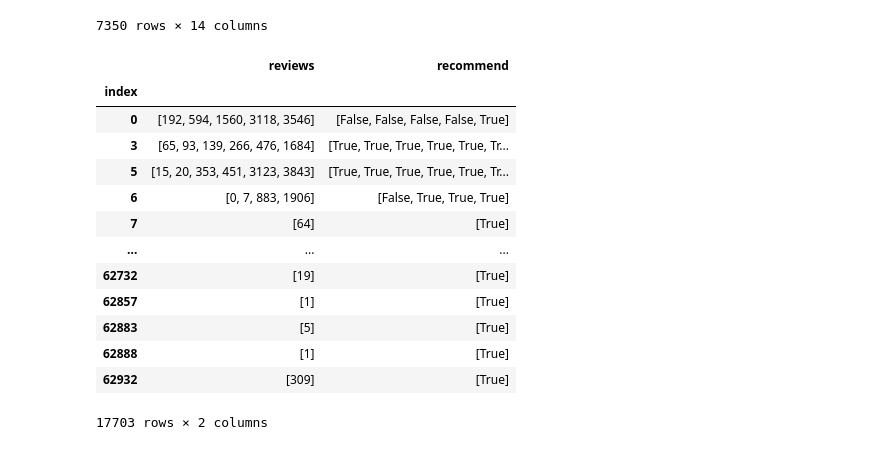
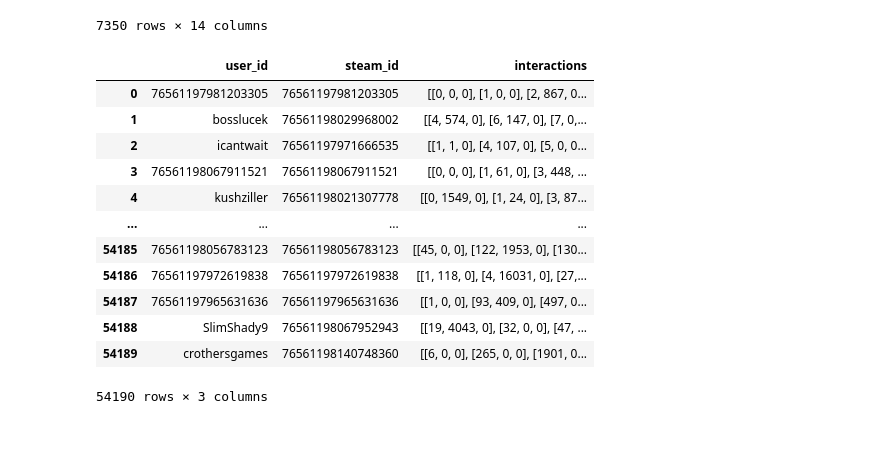
Before and after one commit to lderoeck/AI-Project, a Jupyter notebook: optimization.ipynb, the cells around one changed output. Cells and saved outputs as stored; diff of their text form; code cells hidden in the pictures.

```diff
--- a/optimization.ipynb
+++ b/optimization.ipynb
@@ -133,23 +133,22 @@ items
 | 7349 | [buka entertainment] | [adventure, casual, indie, simula... | Farm Frenzy Collection | 2015-08-21 | [casual, strategy, indie, simulat... | NaN | [singleplayer, steamtradingcards] | 19.99 | [] | ... |
 7350 rows × 14 columns
 # %%
-reviews = pd.read_parquet(reviews_path)
-reviews
+interactions = pd.read_pickle('./data/interactions.pkl')
+interactions
 
 # user_ids = pd.read_parquet('./data/user_ids.parquet')
 # user_ids
 # %% [output]
-|  | reviews | recommend |
-| index |  |  |
-| 0 | [192, 594, 1560, 3118, 3546] | [False, False, False, False, True] |
-| 3 | [65, 93, 139, 266, 476, 1684] | [True, True, True, True, True, Tr... |
-| 5 | [15, 20, 353, 451, 3123, 3843] | [True, True, True, True, True, Tr... |
-| 6 | [0, 7, 883, 1906] | [False, True, True, True] |
-| 7 | [64] | [True] |
-| ... | ... | ... |
-| 62732 | [19] | [True] |
-| 62857 | [1] | [True] |
-| 62883 | [5] | [True] |
-| 62888 | [1] | [True] |
-| 62932 | [309] | [True] |
+|  | user_id | steam_id | interactions |
+| 0 | 76561197981203305 | 76561197981203305 | [[0, 0, 0], [1, 0, 0], [2, 867, 0... |
+| 1 | bosslucek | 76561198029968002 | [[4, 574, 0], [6, 147, 0], [7, 0,... |
+| 2 | icantwait | 76561197971666535 | [[1, 1, 0], [4, 107, 0], [5, 0, 0... |
+| 3 | 76561198067911521 | 76561198067911521 | [[0, 0, 0], [1, 61, 0], [3, 448, ... |
+| 4 | kushziller | 76561198021307778 | [[0, 1549, 0], [1, 24, 0], [3, 87... |
+| ... | ... | ... | ... |
+| 54185 | 76561198056783123 | 76561198056783123 | [[45, 0, 0], [122, 1953, 0], [130... |
+| 54186 | 76561197972619838 | 76561197972619838 | [[1, 118, 0], [4, 16031, 0], [27,... |
+| 54187 | 76561197965631636 | 76561197965631636 | [[1, 0, 0], [93, 409, 0], [497, 0... |
+| 54188 | SlimShady9 | 76561198067952943 | [[19, 4043, 0], [32, 0, 0], [47, ... |
+| 54189 | crothersgames | 76561198140748360 | [[6, 0, 0], [265, 0, 0], [1901, 0... |
-17703 rows × 2 columns
+54190 rows × 3 columns
```
Also changed, not shown: parts of 4 cells of this notebook.
